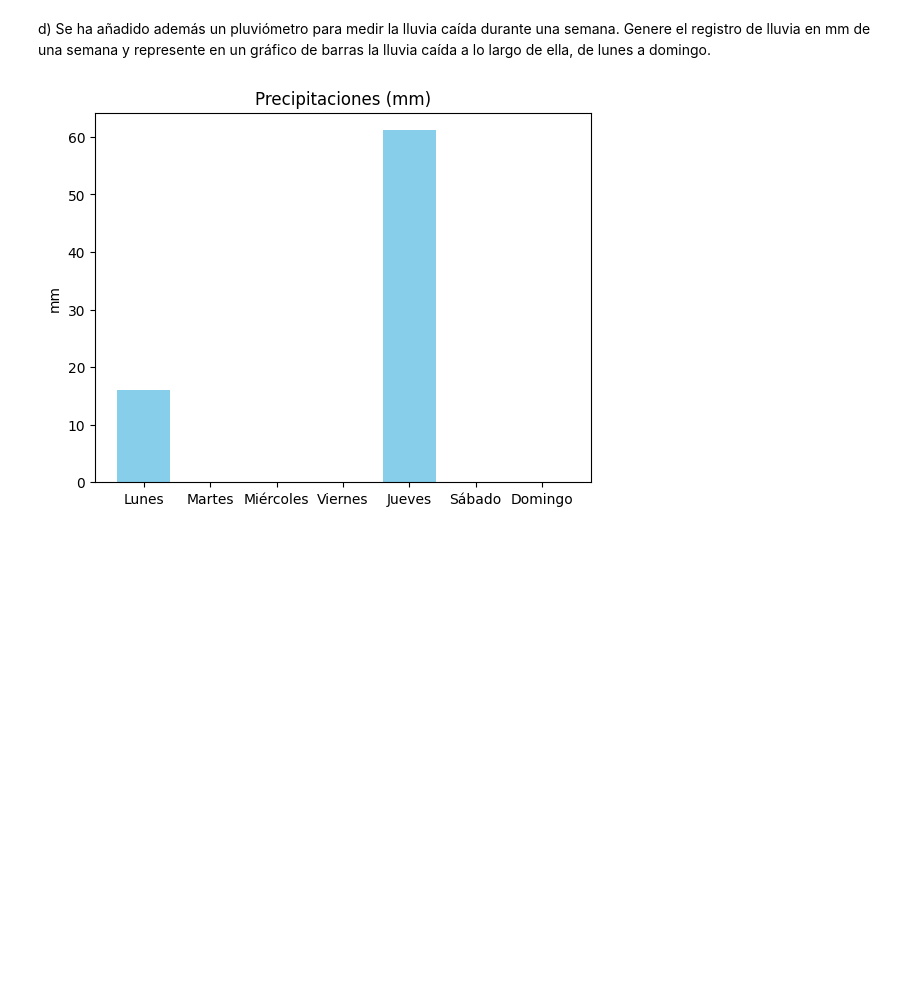
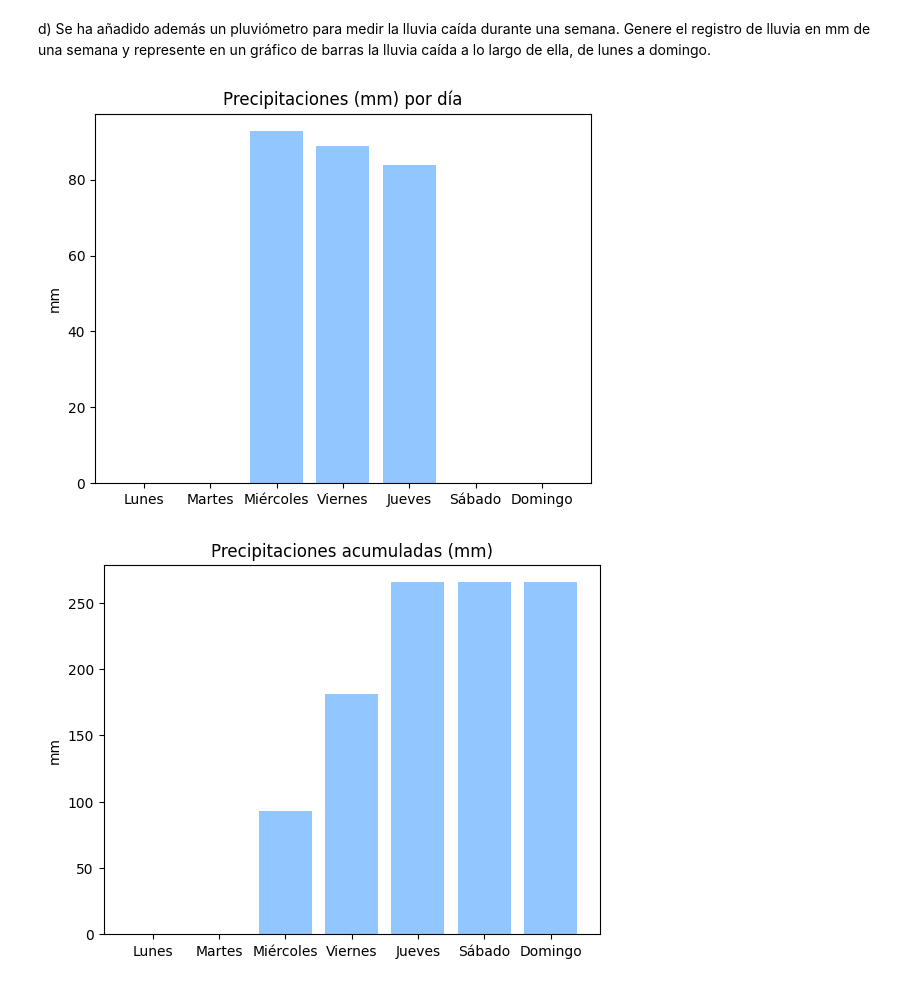
Before and after one commit to FullFran/curso_ia, a Jupyter notebook: clases/clase7/clase7.ipynb, the cells around one changed output. Saved outputs shown, nothing was run; the diff lists cells and outputs as text; code cells hidden in the pictures; blank space fills up the shorter version.

```diff
--- a/clases/clase7/clase7.ipynb
+++ b/clases/clase7/clase7.ipynb
@@ -192,2 +180,4 @@ array([-0.1157686])
+# %%
+plt.style.use("seaborn-v0_8-pastel")
 # %%
 # b) Pudiendo usar los arrays anteriores, genere 3 arrays más realistas en los que:
@@ -252,16 +244,27 @@ plt.show()
 # %% [markdown]
 d) Se ha añadido además un pluviómetro para medir la lluvia caída durante una semana. Genere el registro de lluvia en mm de una semana y represente en un gráfico de barras la lluvia caída a lo largo de ella, de lunes a domingo.
 # %%
-xp = ['Lunes', 'Martes', 'Miércoles', 'Viernes', 'Jueves', 'Sábado', 'Domingo']
-yp = np.random.normal(0,100,7)
+xp = ['Lunes', 'Martes', 'Miércoles',
+      'Viernes', 'Jueves', 'Sábado', 'Domingo']
+yp = np.random.normal(0, 100, 7)
 for i, y in enumerate(yp):
     if y < 0:
         yp[i] = 0
 
 
-plt.bar(xp,yp, color = 'skyblue')
-plt.title('Precipitaciones (mm)')
+plt.bar(xp, yp)
+plt.title('Precipitaciones (mm) por día')
 plt.ylabel('mm')
 plt.show()
+
+yacum = yp
+for i, elem in enumerate(yacum[1:]):
+    yacum[i+1] += yacum[i]
+
+plt.bar(xp, yacum)
+plt.title('Precipitaciones acumuladas (mm)')
+plt.ylabel('mm')
+plt.show()
 # %% [output]
-[figure, old version]
+[figure, new version]
+[figure, added]
```
Also changed, not shown: parts of 27 cells of this notebook, 10 other files.
